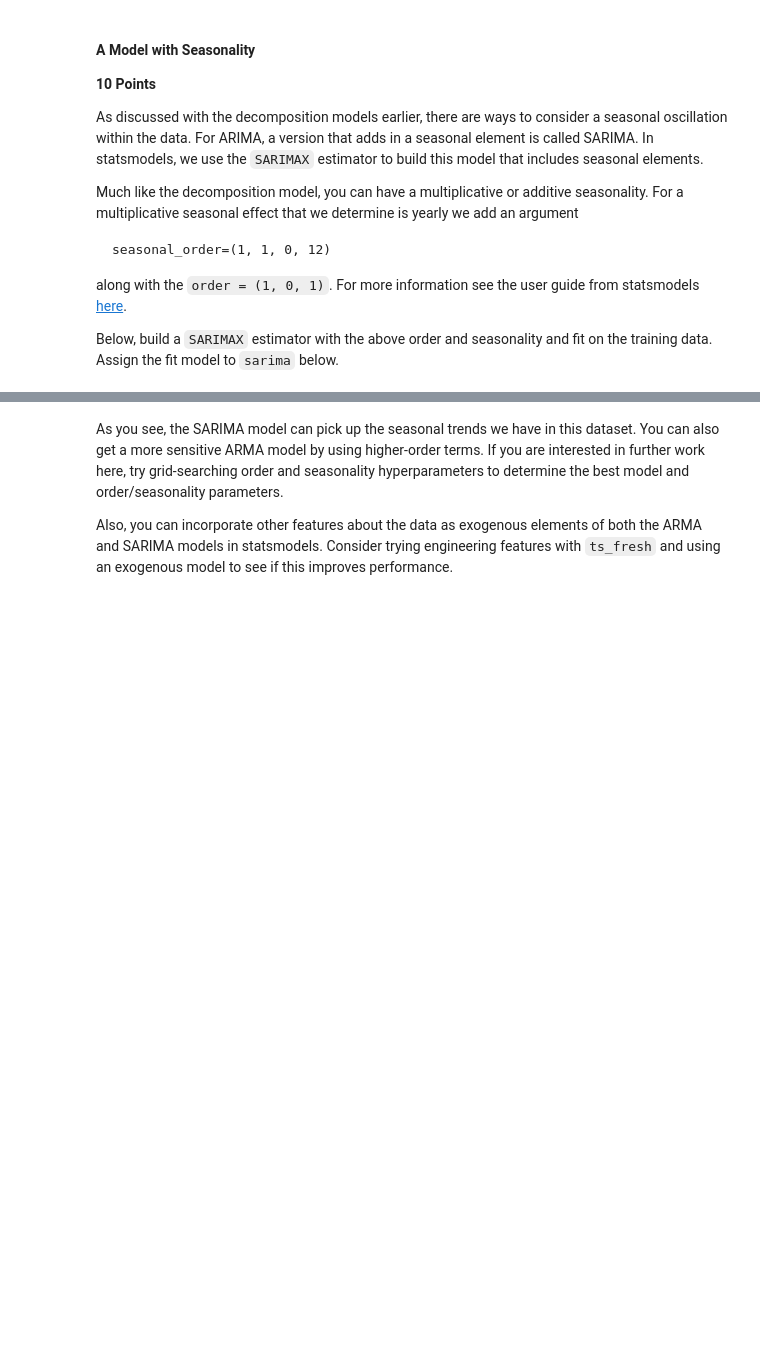
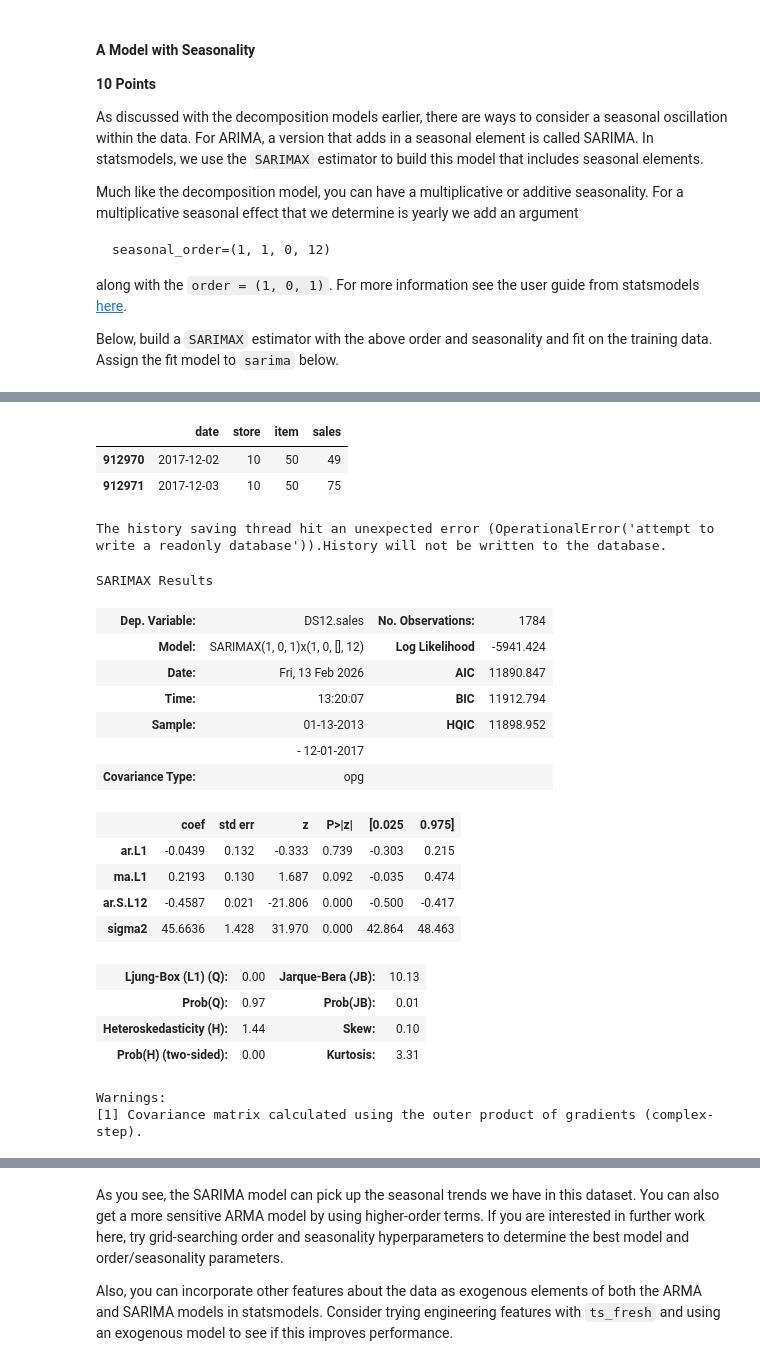
Before and after one commit to Subroy1/MSAI_AllPracticeModules, a Jupyter notebook: Module 10/ARIMA_SARIMA_Assignment10_4.ipynb, the cells around one changed output, grey strips where cells are left out. Cells and saved outputs as stored; diff of their text form; code cells hidden in the pictures; blank space fills up the shorter version.

```diff
--- a/Module 10/ARIMA_SARIMA_Assignment10_4.ipynb
+++ b/Module 10/ARIMA_SARIMA_Assignment10_4.ipynb
@@ -290,11 +312,39 @@ stores_df.head()
 # %%
 X_train, X_test = stores_df['sales'].iloc[-700:-30], stores_df.iloc[-30:]
+# %%
+X_test.head(2)
+# %% [output]
+|  | date | store | item | sales |
+| 912970 | 2017-12-02 | 10 | 50 | 49 |
+| 912971 | 2017-12-03 | 10 | 50 | 75 |
 # %%
 ### GRADED
 #NOTE: in your fit statement, use .fit(disp=0)
-
 # YOUR CODE HERE
+#seasonal_order=(1, 1, 0, 12) along with the order = (1, 0, 1)
+sarima = SARIMAX( X_train,  order= (1,0,1), seasonal_order= (1,1,0,12), simple_differencing=True).fit(disp=0)#simple_differencing=True,
 
 ### ANSWER CHECK
 sarima.summary()
+# %% [output]
+The history saving thread hit an unexpected error (OperationalError('attempt to write a readonly database')).History will not be written to the database.
+SARIMAX Results
+| Dep. Variable: | DS12.sales | No. Observations: | 1784 |
+| Model: | SARIMAX(1, 0, 1)x(1, 0, [], 12) | Log Likelihood | -5941.424 |
+| Date: | Fri, 13 Feb 2026 | AIC | 11890.847 |
+| Time: | 13:20:07 | BIC | 11912.794 |
+| Sample: | 01-13-2013 | HQIC | 11898.952 |
+|  | - 12-01-2017 |  |  |
+| Covariance Type: | opg |  |  |
+|  | coef | std err | z | P>|z| | [0.025 | 0.975] |
+| ar.L1 | -0.0439 | 0.132 | -0.333 | 0.739 | -0.303 | 0.215 |
+| ma.L1 | 0.2193 | 0.130 | 1.687 | 0.092 | -0.035 | 0.474 |
+| ar.S.L12 | -0.4587 | 0.021 | -21.806 | 0.000 | -0.500 | -0.417 |
+| sigma2 | 45.6636 | 1.428 | 31.970 | 0.000 | 42.864 | 48.463 |
+| Ljung-Box (L1) (Q): | 0.00 | Jarque-Bera (JB): | 10.13 |
+| Prob(Q): | 0.97 | Prob(JB): | 0.01 |
+| Heteroskedasticity (H): | 1.44 | Skew: | 0.10 |
+| Prob(H) (two-sided): | 0.00 | Kurtosis: | 3.31 |
+Warnings:
+[1] Covariance matrix calculated using the outer product of gradients (complex-step).
 # %%
```
Also changed, not shown: parts of 9 cells of this notebook.
